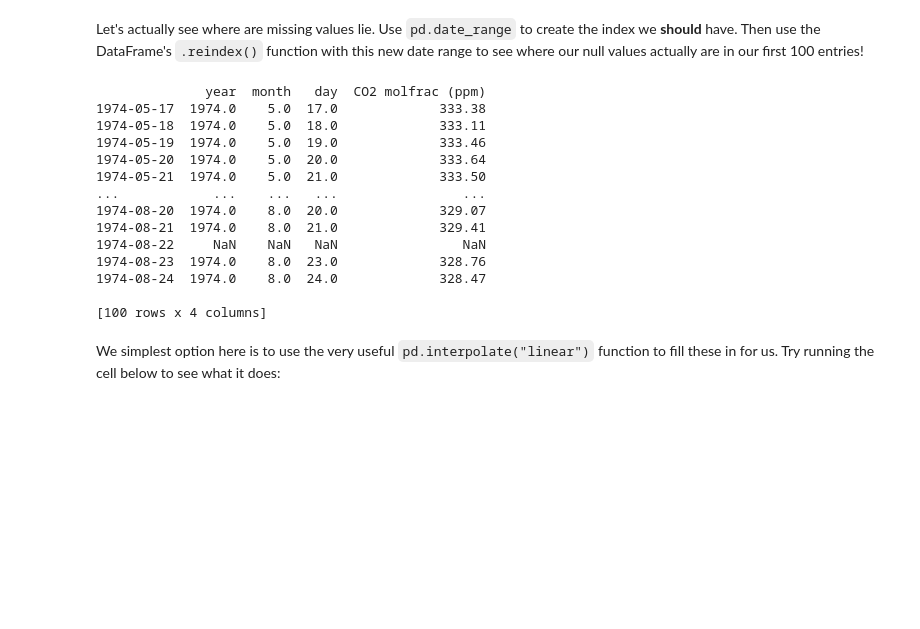
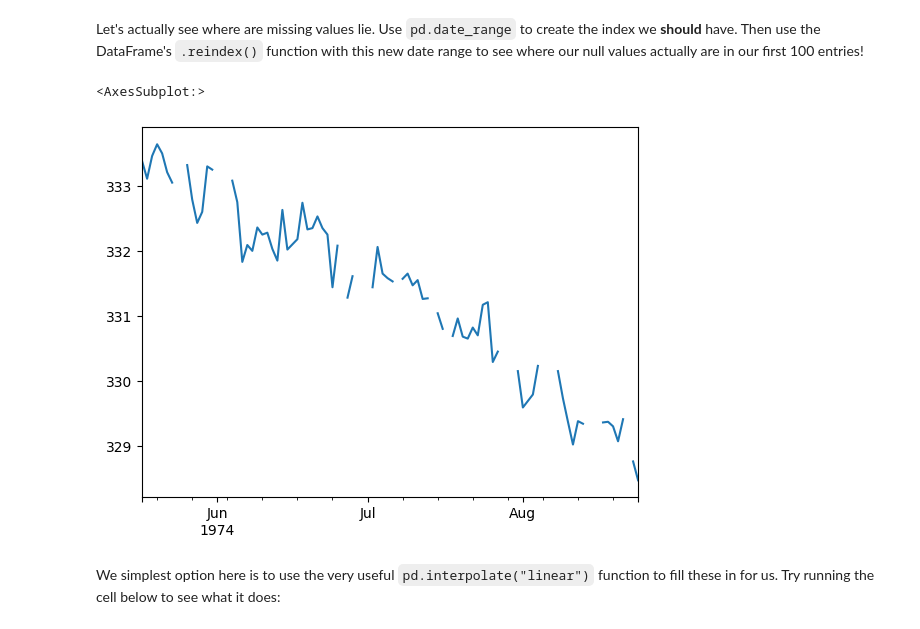
Before and after one commit to francoisgirard51/data-arima-101, a Jupyter notebook: arima_seasonal_intro.ipynb, the cells around one changed output. Saved outputs shown, nothing was run; the diff lists cells and outputs as text; code cells hidden in the pictures; blank space fills up the shorter version.

```diff
--- a/arima_seasonal_intro.ipynb
+++ b/arima_seasonal_intro.ipynb
@@ -138,24 +121,12 @@ git push origin master
 # %% [markdown]
 Let's actually see where are missing values lie. Use `pd.date_range` to create the index we __should__ have. Then use the DataFrame's `.reindex()` function with this new date range to see where our null values actually are in our first 100 entries!
 # %%
-complete_date_range = pd.date_range(start=df.index.min(), end=df.index.max())
-reindexed_df = df.reindex(complete_date_range)
-print(reindexed_df.head(100))
+correct_index = pd.date_range(start=df.index.min(), end=df.index.max())
+df = df.reindex(correct_index)
+df["CO2 molfrac (ppm)"][:100].plot()
 # %% [output]
-              year  month   day  CO2 molfrac (ppm)
-1974-05-17  1974.0    5.0  17.0             333.38
-1974-05-18  1974.0    5.0  18.0             333.11
-1974-05-19  1974.0    5.0  19.0             333.46
-1974-05-20  1974.0    5.0  20.0             333.64
-1974-05-21  1974.0    5.0  21.0             333.50
-...            ...    ...   ...                ...
-1974-08-20  1974.0    8.0  20.0             329.07
-1974-08-21  1974.0    8.0  21.0             329.41
-1974-08-22     NaN    NaN   NaN                NaN
-1974-08-23  1974.0    8.0  23.0             328.76
-1974-08-24  1974.0    8.0  24.0             328.47
-
-[100 rows x 4 columns]
+<AxesSubplot:>
+[figure, added]
 # %% [markdown]
 We simplest option here is to use the very useful `pd.interpolate("linear")` function to fill these in for us. Try running the cell below to see what it does:
 # %%
```
Also changed, not shown: parts of 49 cells of this notebook, 6 other files.
